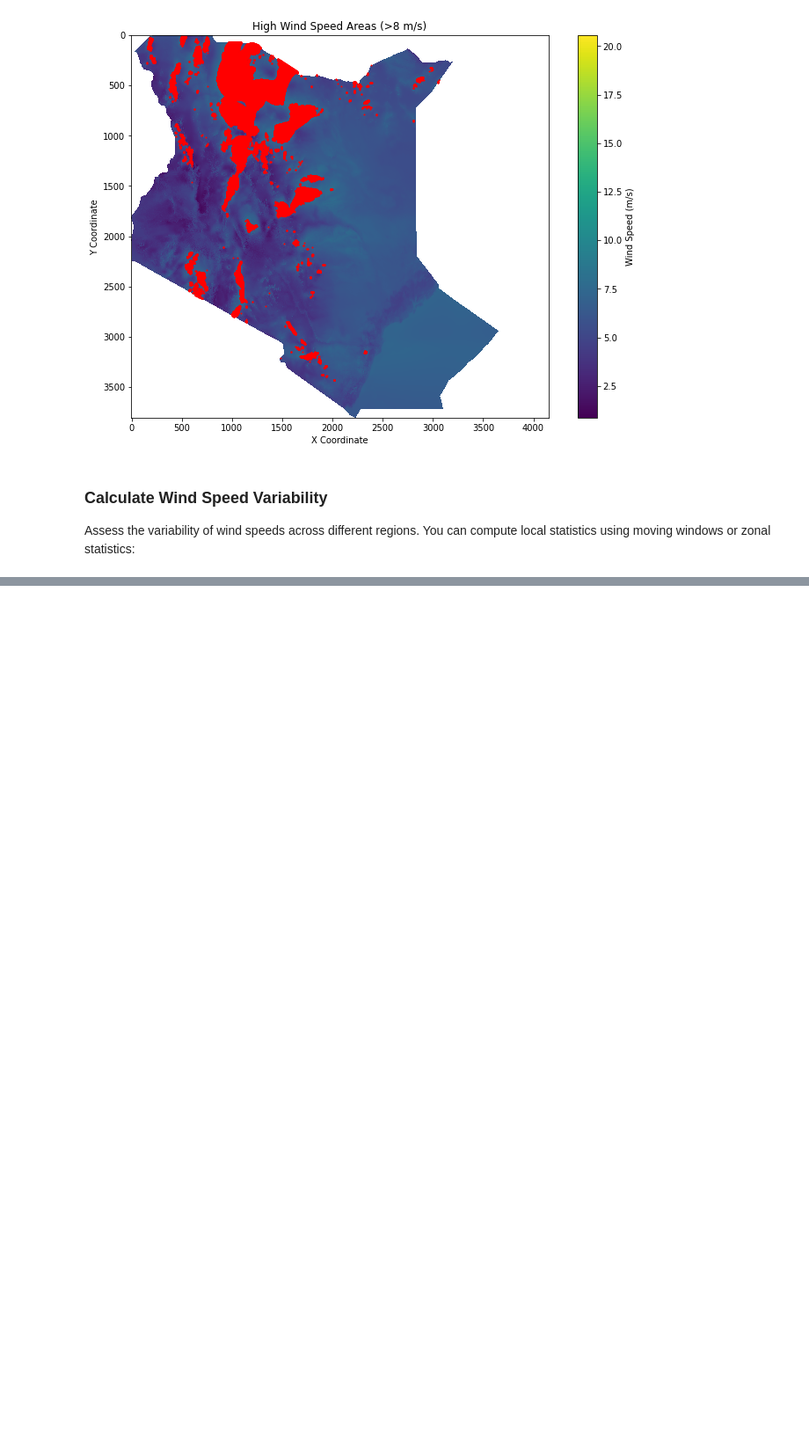
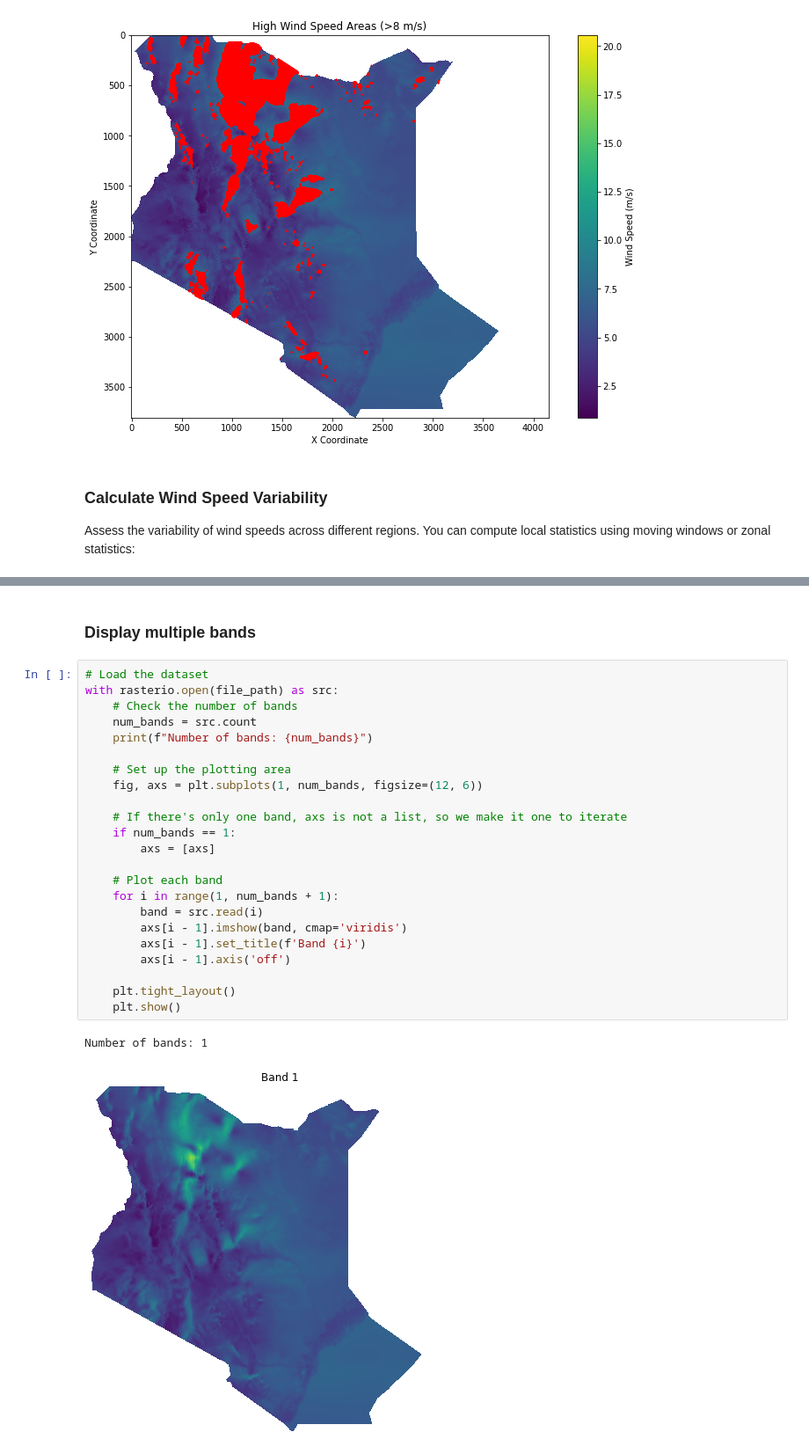
Before and after one commit to DavidGathimbaM/Energy-Access-and-Electrification-planning-in-Kenya, a Jupyter notebook: group_workbook/Peter.ipynb, the cells around one changed output, grey strips where cells are left out. Shown at 88% size. Cells and saved outputs as stored; diff of their text form; blank space fills up the shorter version.

```diff
--- a/group_workbook/Peter.ipynb
+++ b/group_workbook/Peter.ipynb
@@ -897,0 +933,28 @@ Assess the variability of wind speeds across different regions. You can compute
+# %% [markdown]
+### Display multiple bands
+# %%
+# Load the dataset
+with rasterio.open(file_path) as src:
+    # Check the number of bands
+    num_bands = src.count
+    print(f"Number of bands: {num_bands}")
+
+    # Set up the plotting area
+    fig, axs = plt.subplots(1, num_bands, figsize=(12, 6))
+
+    # If there's only one band, axs is not a list, so we make it one to iterate
+    if num_bands == 1:
+        axs = [axs]
+
+    # Plot each band
+    for i in range(1, num_bands + 1):
+        band = src.read(i)
+        axs[i - 1].imshow(band, cmap='viridis')
+        axs[i - 1].set_title(f'Band {i}')
+        axs[i - 1].axis('off')
+
+    plt.tight_layout()
+    plt.show()
+# %% [output]
+Number of bands: 1
+[figure, added]
```
Also changed, not shown: parts of 19 cells of this notebook.
